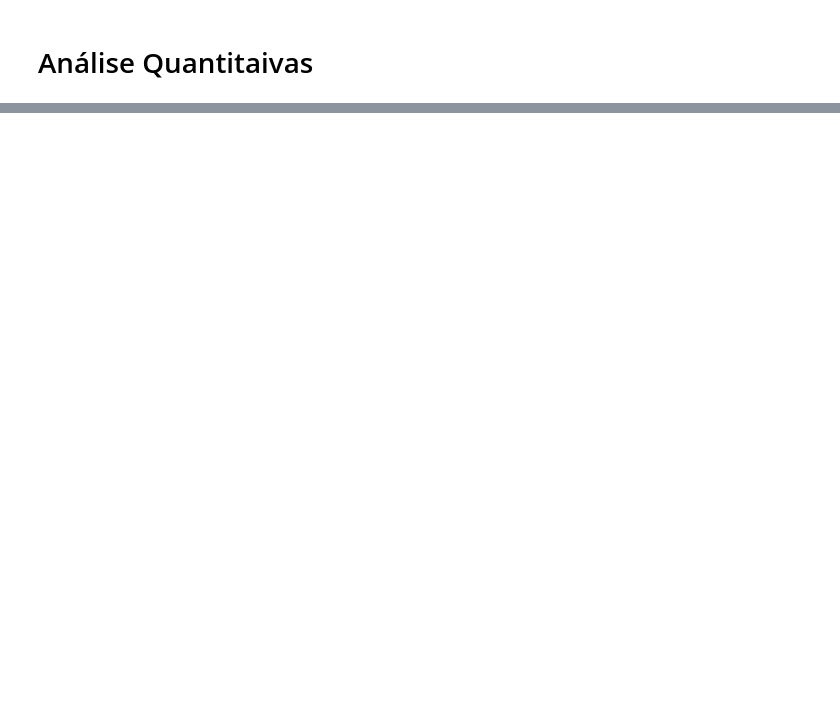
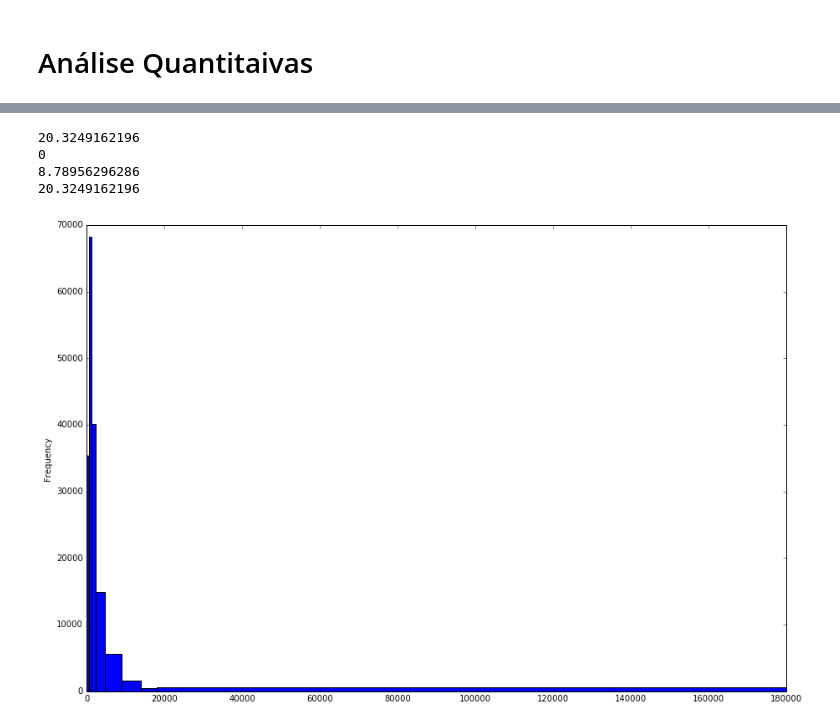
Before and after one commit to carloshljr/CD, a Jupyter notebook: Aula02 Atividade Variáveis Qualitativas com PNAD.ipynb, the cells around one changed output, grey strips where cells are left out. Drawn from its saved outputs; the diff is of its cells as text; code cells hidden in the pictures; blank space fills up the shorter version.

```diff
--- a/Aula02 Atividade Variáveis Qualitativas com PNAD.ipynb
+++ b/Aula02 Atividade Variáveis Qualitativas com PNAD.ipynb
@@ -428,0 +480,2 @@ O perfil do aluno que cursa o ensino médio, incluindo o pré vestibular, e que
+# %%
+faixas = [0,600,1200,2400,4800,9000,14000,18000,180000]
@@ -428,0 +495,18 @@ O perfil do aluno que cursa o ensino médio, incluindo o pré vestibular, e que
+# %%
+lista=list(ut_renmens.value_counts(True)*100)
+S=0
+i=0
+while S<21.3788252817:
+    print(lista[i])
+    print(S)
+    S+=lista[i]
+    i+=1
+# %% [output]
+20.3249162196
+0
+8.78956296286
+20.3249162196
+# %%
+plot=dados.V4718.plot.hist(bins=faixas,figsize = (15,10))
+# %% [output]
+[figure, added]
```
Also changed, not shown: parts of 26 cells of this notebook.
